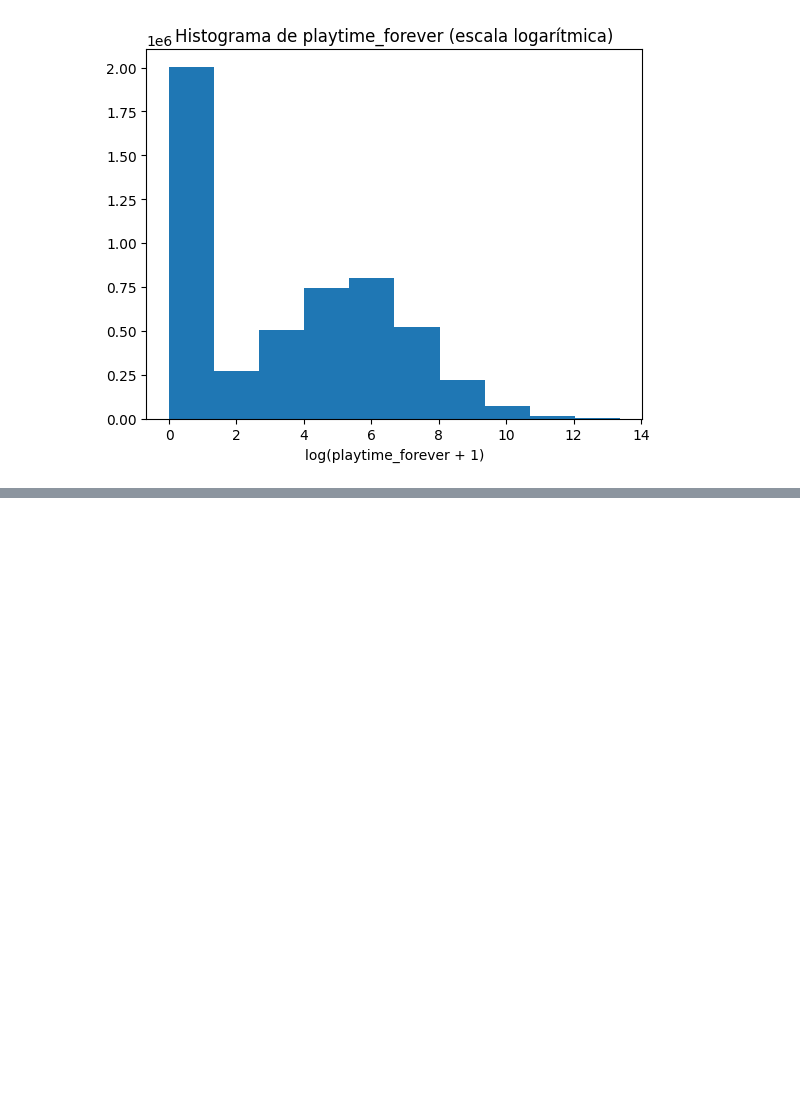
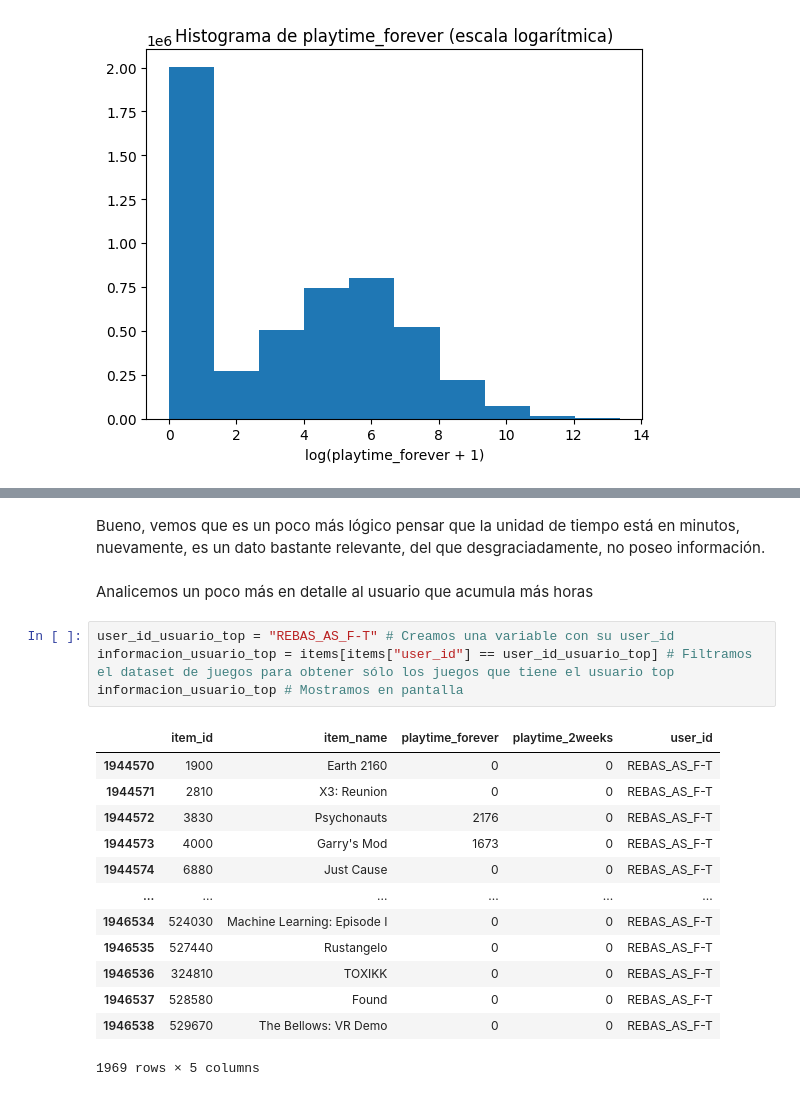
Before and after one commit to Tagliaferro22/steam-games, a Jupyter notebook: EDA/EDA_user_items.ipynb, the cells around one changed output, grey strips where cells are left out. Drawn from its saved outputs; the diff is of its cells as text; blank space fills up the shorter version.

```diff
--- a/EDA/EDA_user_items.ipynb
+++ b/EDA/EDA_user_items.ipynb
@@ -102,0 +212,22 @@ Hablando con un lenguaje un poco menos tecnico, tenemos 2 millones de filas en d
+# %% [markdown]
+Bueno, vemos que es un poco más lógico pensar que la unidad de tiempo está en minutos, nuevamente, es un dato bastante relevante, del que desgraciadamente, no poseo información.
+# %% [markdown]
+Analicemos un poco más en detalle al usuario que acumula más horas
+# %%
+user_id_usuario_top = "REBAS_AS_F-T" # Creamos una variable con su user_id
+informacion_usuario_top = items[items["user_id"] == user_id_usuario_top] # Filtramos el dataset de juegos para obtener sólo los juegos que tiene el usuario top
+informacion_usuario_top # Mostramos en pantalla
+# %% [output]
+|  | item_id | item_name | playtime_forever | playtime_2weeks | user_id |
+| 1944570 | 1900 | Earth 2160 | 0 | 0 | REBAS_AS_F-T |
+| 1944571 | 2810 | X3: Reunion | 0 | 0 | REBAS_AS_F-T |
+| 1944572 | 3830 | Psychonauts | 2176 | 0 | REBAS_AS_F-T |
+| 1944573 | 4000 | Garry's Mod | 1673 | 0 | REBAS_AS_F-T |
+| 1944574 | 6880 | Just Cause | 0 | 0 | REBAS_AS_F-T |
+| ... | ... | ... | ... | ... | ... |
+| 1946534 | 524030 | Machine Learning: Episode I | 0 | 0 | REBAS_AS_F-T |
+| 1946535 | 527440 | Rustangelo | 0 | 0 | REBAS_AS_F-T |
+| 1946536 | 324810 | TOXIKK | 0 | 0 | REBAS_AS_F-T |
+| 1946537 | 528580 | Found | 0 | 0 | REBAS_AS_F-T |
+| 1946538 | 529670 | The Bellows: VR Demo | 0 | 0 | REBAS_AS_F-T |
+1969 rows × 5 columns
```
Also changed, not shown: parts of 15 cells of this notebook.
